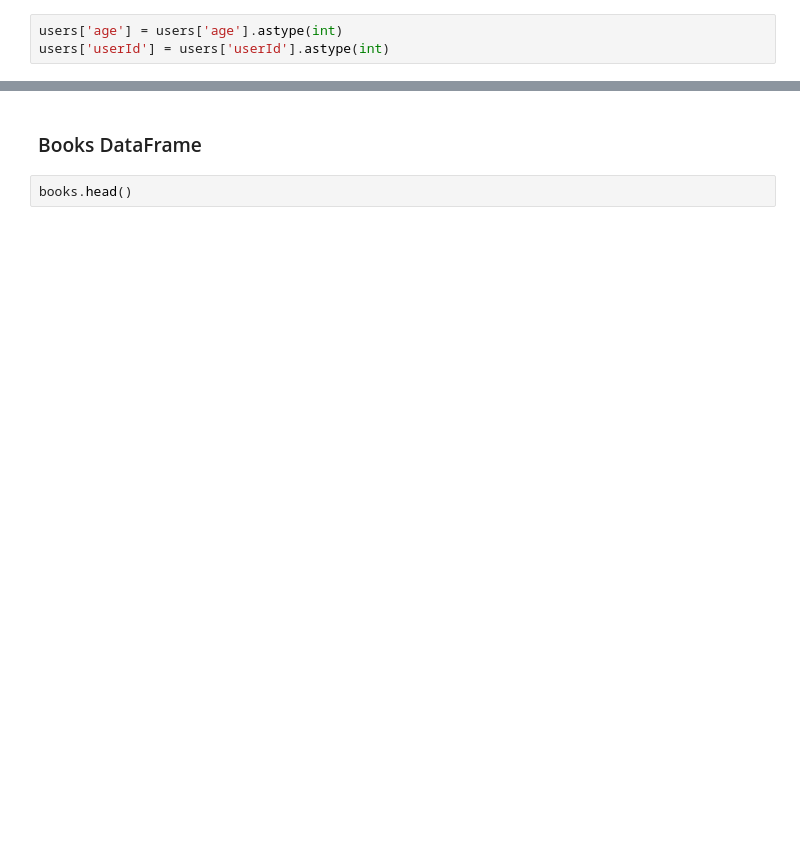
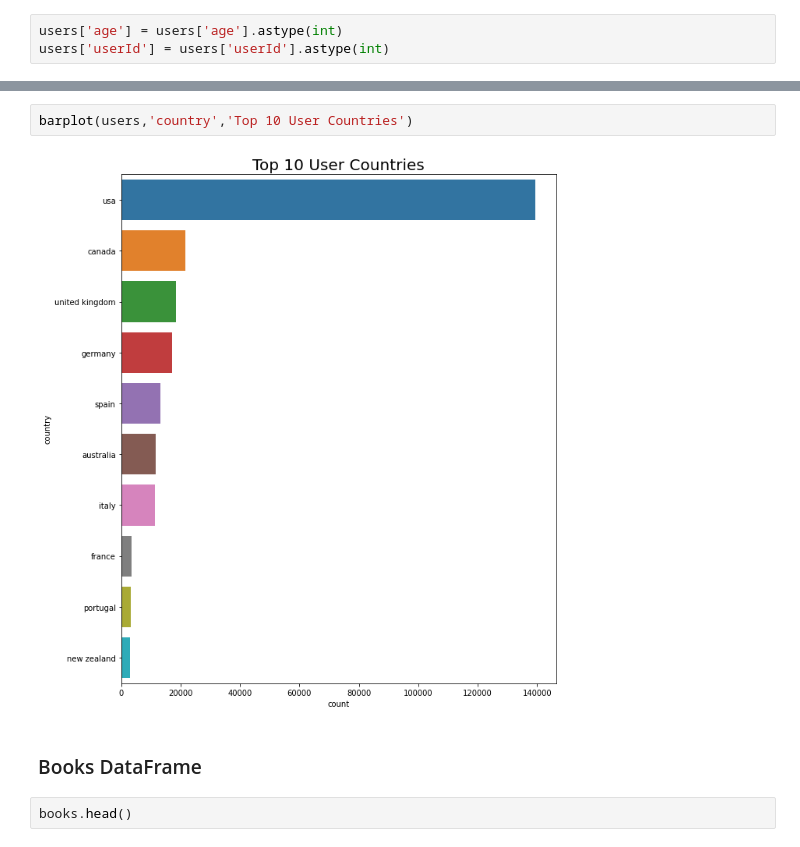
Before and after one commit to mohsenMahmoodzadeh/book-crossing-recommender-system, a Jupyter notebook: Data_Preprocessing.ipynb, the cells around one changed output, grey strips where cells are left out. Drawn from its saved outputs; the diff is of its cells as text; blank space fills up the shorter version.

```diff
--- a/Data_Preprocessing.ipynb
+++ b/Data_Preprocessing.ipynb
@@ -138,3 +138,7 @@ users['userId'] = users['userId'].astype(int)
+# %%
+barplot(users,'country','Top 10 User Countries')
+# %% [output]
+[figure, added]
 # %% [markdown]
 ### Books DataFrame
 # %%
```
Also changed, not shown: parts of 9 cells of this notebook.
